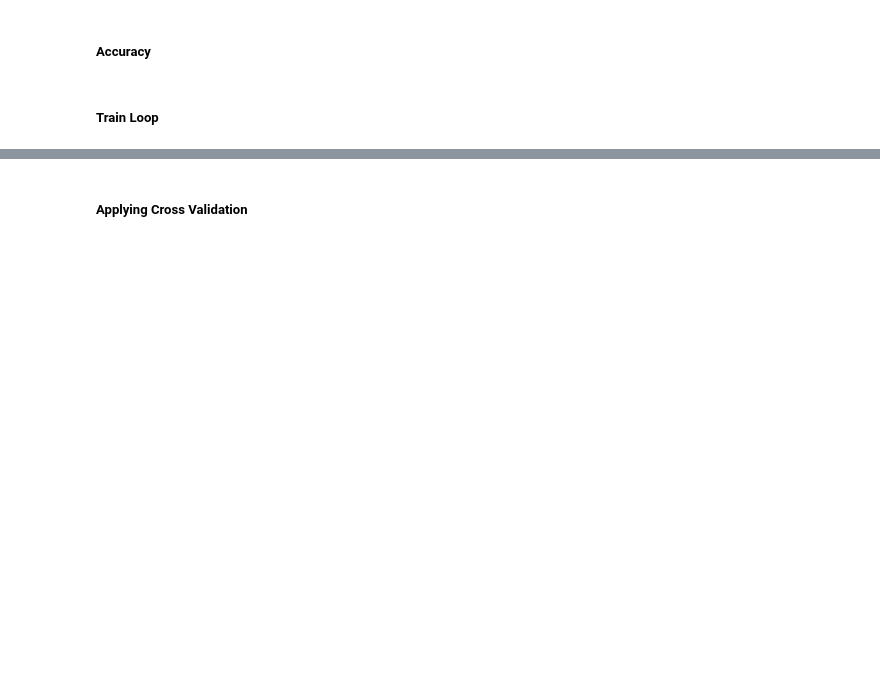
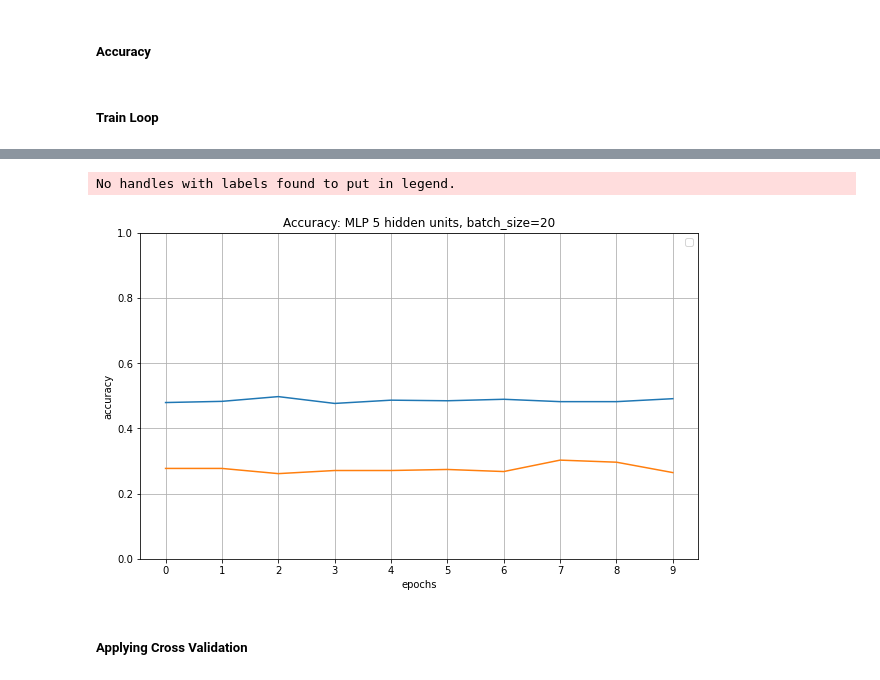
Before and after one commit to prunonos/football_analytics, a Jupyter notebook: code/experiments_MLP.ipynb, the cells around one changed output, grey strips where cells are left out. Cells and saved outputs as stored; diff of their text form; code cells hidden in the pictures; blank space fills up the shorter version.

Commit message:
grid search + graphs

```diff
--- a/code/experiments_MLP.ipynb
+++ b/code/experiments_MLP.ipynb
@@ -81,6 +94,6 @@ print(train_data.data.max(),  train_data.data.min())
 # %%
 dataloader_train    = DataLoader(train_data, batch_size=20, shuffle=True)
-dataloader_test     = DataLoader(test_data,  batch_size=20, shuffle=True)
+dataloader_test     = DataLoader(test_data,  batch_size=50, shuffle=True)
 
 train_feat, train_lab, _ = next(iter(dataloader_train))
 train_feat[0]
@@ -127,13 +160,15 @@ optimizer = torch.optim.SGD(model.parameters(), lr=learning_rate)
 # %% [markdown]
 ##### Accuracy
 # %%
-def get_accuracy(pred,y):
+def get_accuracy(pred,y,conf_matrix=False):
     pred_class = torch.argmax(pred,dim=1).numpy()
     y_class    = torch.argmax(y,dim=1).numpy()
-    # print(pred,pred_class)
-    # print(y,y_class)
-    # print()
-    return np.mean((pred_class == y_class))
+
+    if conf_matrix:
+        return (np.mean((pred_class == y_class)),
+                metrics.confusion_matrix(y_class,pred_class))
+    else:
+        return np.mean((pred_class == y_class)), _
 # %% [markdown]
 ##### Train Loop
 # %%
@@ -142,6 +177,8 @@ def train_model(model, criterion, optimizer, dataloader_train, dataloader_test,
     accuracy_train  = []
     error           = []
     accuracy_test   = []
+
+    confusion_matrix = np.zeros((3,3))
 
     for ep in range(epochs):
         # Training.
@@ -170,7 +207,8 @@ def train_model(model, criterion, optimizer, dataloader_train, dataloader_test,
             optimizer.zero_grad()
             # `model.zero_grad()` also works
 
-            acc_batch.append(get_accuracy(logits,y))
+            res, _ = get_accuracy(logits,y)
+            acc_batch.append(res)
 
         accuracy_train.append(np.mean(acc_batch))
         error.append(float(loss))
@@ -185,18 +223,23 @@ def train_model(model, criterion, optimizer, dataloader_train, dataloader_test,
             acc_run = 0
             for it, batch in enumerate(dataloader_test):
                 # Get batch of data.
-                x, y, _ = batch
-                curr_bs = x.shape[0]
-                acc_run += get_accuracy(model(x), y) * curr_bs
+                x, y, _          = batch
+                curr_bs          = x.shape[0]
+                preds            = model(x)
+                res, conf_mat    = get_accuracy(preds, y, conf_matrix=True)
+                acc_run          += res * curr_bs
+                if ep == epochs-1:
+                    confusion_matrix += conf_mat
+
             acc_test = acc_run / len(dataloader_test.dataset)
             accuracy_test.append(acc_test)
 
             print(', accuracy test: {:.2f}'.format(acc_test))
 
-    return error,accuracy_train,accuracy_test
+    return error,accuracy_train,accuracy_test,confusion_matrix
 # %%
 # Train the model
 epochs = 10
 learning_rate = 1e-1
 optimizer_lenet = torch.optim.SGD(model.parameters(), lr=learning_rate)
-error,accuracy_train,accuracy_test = train_model(model, criterion, optimizer, dataloader_train, dataloader_test, epochs)
+error,accuracy_train,accuracy_test,confusion_matrix = train_model(model, criterion, optimizer, dataloader_train, dataloader_test, epochs)
@@ -203,17 +257,21 @@ error,accuracy_train,accuracy_test = train_model(model, criterion, optimizer, da
 # %%
 plt.figure(figsize=(10,6))
 
-for p in [accuracy_train,accuracy_test,error]:
+for p in [accuracy_train,accuracy_test]:
     plt.plot(p)
 
 plt.title('Accuracy: MLP 5 hidden units, batch_size=20')
 plt.xticks(np.arange(epochs))
 plt.legend()
 plt.grid()
 plt.xlabel('epochs')
 plt.ylabel('accuracy')
+plt.ylim([0,1])
 
 plt.savefig(path_graphs + 'acc_mlp5_bn20.jpg', format='jpg', dpi=200)
+# %% [output]
+No handles with labels found to put in legend.
+[figure, added]
 # %% [markdown]
 ##### Applying Cross Validation
 # %%
```
Also changed, not shown: parts of 24 cells of this notebook, 5 other files.
